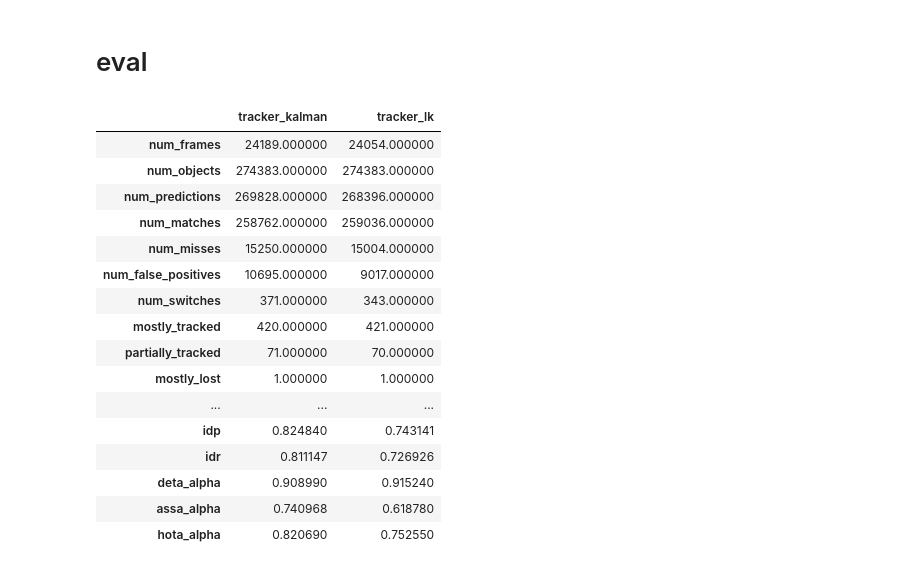
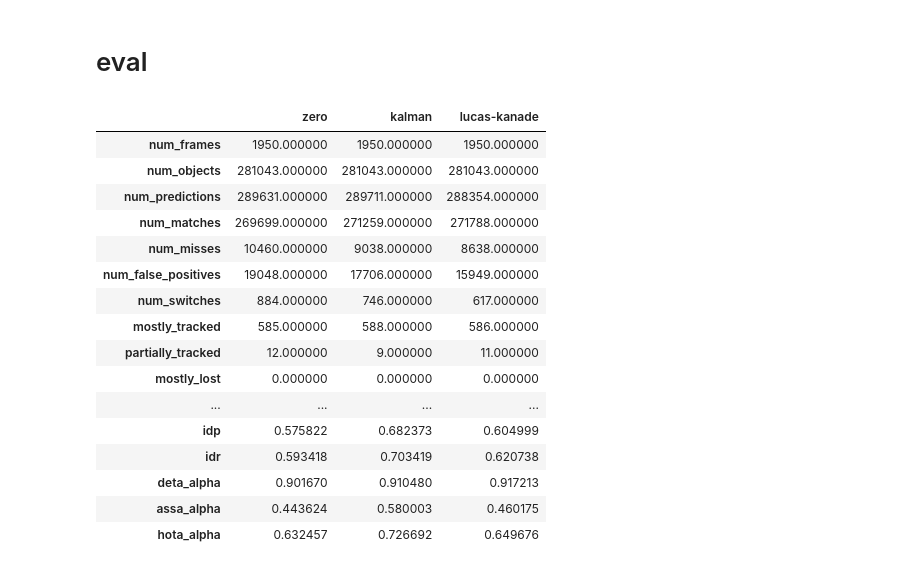
Before and after one commit to Shamaich1337/NMOT, a Jupyter notebook: notebooks/eval_pipe.ipynb, the cells around one changed output. Saved outputs shown, nothing was run; the diff lists cells and outputs as text; code cells hidden in the pictures.

```diff
--- a/notebooks/eval_pipe.ipynb
+++ b/notebooks/eval_pipe.ipynb
@@ -169,11 +178,14 @@ from pathlib import Path
 gt_path = Path('../data/collision_model_ants_gt.csv')
 pred_path_kalman = Path('../data/collision_model_ants_kalman.csv')
 pred_path_lk = Path('../data/collision_model_ants_lk.csv')
-
+pred_path_zero = Path('../data/collision_model_ants_zero.csv')
 gt = pd.read_csv(gt_path)
 gt = gt.rename(columns={'ant_id':'track_id'})
+gt = gt[gt.frame >= 50]
 # %%
 pred_kalman = pd.read_csv(pred_path_kalman)
 pred_lk = pd.read_csv(pred_path_lk)
+pred_zero = pd.read_csv(pred_path_zero)
 summary_kalman, accumulator = evaluate_mot(gt, pred_kalman, distance_threshold=3.0)
 summary_lk, accumulator = evaluate_mot(gt, pred_lk, distance_threshold=3.0)
+summary_zero, accumulator = evaluate_mot(gt, pred_zero, distance_threshold=3.0)
@@ -182 +192,24 @@ kalman_lk_compare = pd.merge(summary_kalman.T, summary_lk.T, left_index=True, ri
+# %%
+metrics_df = pd.concat([summary_zero.T, summary_kalman.T, summary_lk.T], axis=1)
+metrics_df.columns = ['zero', 'kalman', 'lucas-kanade']
+# %%
+metrics_df
+# %% [output]
+|  | zero | kalman | lucas-kanade |
+| num_frames | 1950.000000 | 1950.000000 | 1950.000000 |
+| num_objects | 281043.000000 | 281043.000000 | 281043.000000 |
+| num_predictions | 289631.000000 | 289711.000000 | 288354.000000 |
+| num_matches | 269699.000000 | 271259.000000 | 271788.000000 |
+| num_misses | 10460.000000 | 9038.000000 | 8638.000000 |
+| num_false_positives | 19048.000000 | 17706.000000 | 15949.000000 |
+| num_switches | 884.000000 | 746.000000 | 617.000000 |
+| mostly_tracked | 585.000000 | 588.000000 | 586.000000 |
+| partially_tracked | 12.000000 | 9.000000 | 11.000000 |
+| mostly_lost | 0.000000 | 0.000000 | 0.000000 |
+| ... | ... | ... | ... |
+| idp | 0.575822 | 0.682373 | 0.604999 |
+| idr | 0.593418 | 0.703419 | 0.620738 |
+| deta_alpha | 0.901670 | 0.910480 | 0.917213 |
+| assa_alpha | 0.443624 | 0.580003 | 0.460175 |
+| hota_alpha | 0.632457 | 0.726692 | 0.649676 |
 # %%
@@ -184,20 +216,0 @@ kalman_lk_compare = pd.merge(summary_kalman.T, summary_lk.T, left_index=True, ri
-# %%
-display(kalman_lk_compare)
-# %% [output]
-|  | tracker_kalman | tracker_lk |
-| num_frames | 24189.000000 | 24054.000000 |
-| num_objects | 274383.000000 | 274383.000000 |
-| num_predictions | 269828.000000 | 268396.000000 |
-| num_matches | 258762.000000 | 259036.000000 |
-| num_misses | 15250.000000 | 15004.000000 |
-| num_false_positives | 10695.000000 | 9017.000000 |
-| num_switches | 371.000000 | 343.000000 |
-| mostly_tracked | 420.000000 | 421.000000 |
-| partially_tracked | 71.000000 | 70.000000 |
-| mostly_lost | 1.000000 | 1.000000 |
-| ... | ... | ... |
-| idp | 0.824840 | 0.743141 |
-| idr | 0.811147 | 0.726926 |
-| deta_alpha | 0.908990 | 0.915240 |
-| assa_alpha | 0.740968 | 0.618780 |
-| hota_alpha | 0.820690 | 0.752550 |
```
Also changed, not shown: parts of 6 cells of this notebook, 3 other files.
